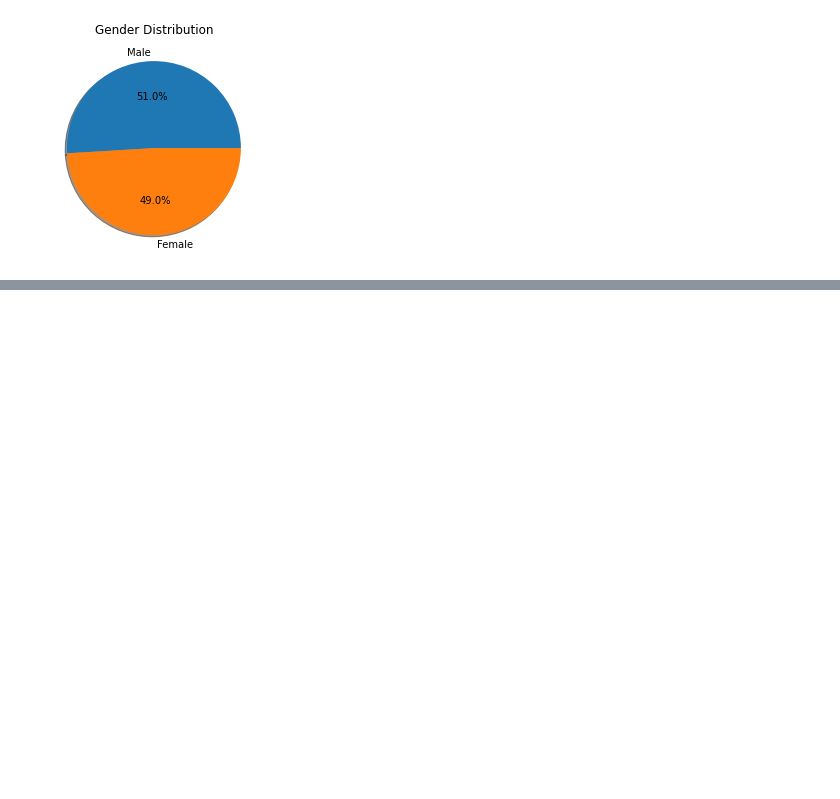
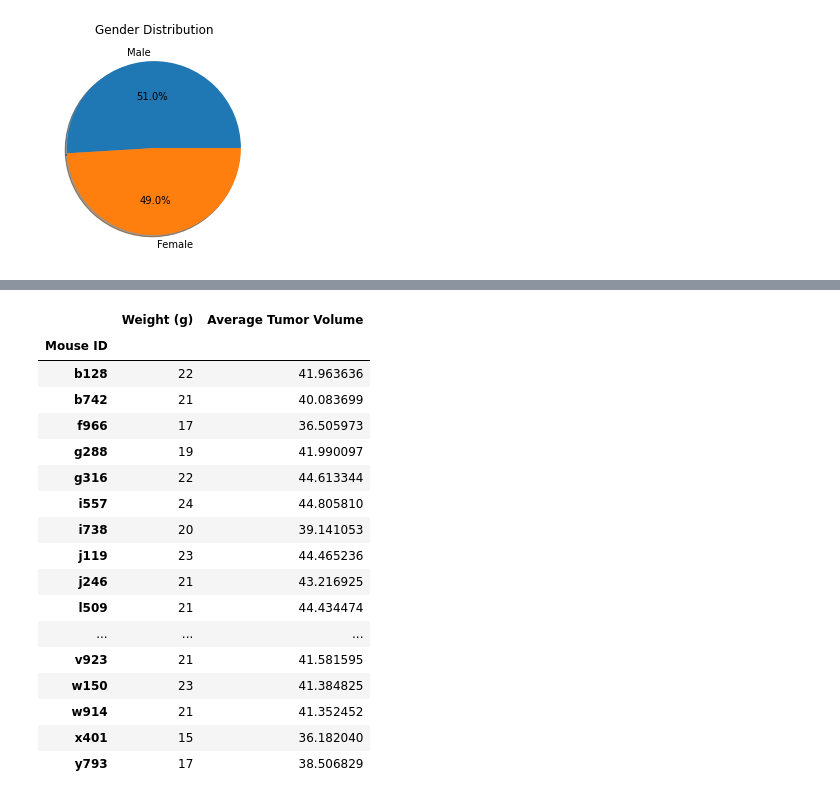
Before and after one commit to mjcarlson628/matplotlib-challenge, a Jupyter notebook: Pymaceuticals.ipynb, the cells around one changed output, grey strips where cells are left out. Cells and saved outputs as stored; diff of their text form; code cells hidden in the pictures; blank space fills up the shorter version.

```diff
--- a/Pymaceuticals.ipynb
+++ b/Pymaceuticals.ipynb
@@ -224,0 +315,31 @@ plt.show()
+# %%
+# Calculate the weight and average tumor volume for each Capomulin mouse
+
+mouse_weight = combined_df.loc[combined_df["Drug Regimen"] == "Capomulin"].groupby("Mouse ID")["Weight (g)"].mean()
+avg_tumor = combined_df.loc[combined_df["Drug Regimen"] == "Capomulin"].groupby("Mouse ID")["Tumor Volume (mm3)"].mean()
+
+
+pd.DataFrame({
+    "Weight (g)": mouse_weight,
+    "Average Tumor Volume": avg_tumor
+
+})
+# %% [output]
+|  | Weight (g) | Average Tumor Volume |
+| Mouse ID |  |  |
+| b128 | 22 | 41.963636 |
+| b742 | 21 | 40.083699 |
+| f966 | 17 | 36.505973 |
+| g288 | 19 | 41.990097 |
+| g316 | 22 | 44.613344 |
+| i557 | 24 | 44.805810 |
+| i738 | 20 | 39.141053 |
+| j119 | 23 | 44.465236 |
+| j246 | 21 | 43.216925 |
+| l509 | 21 | 44.434474 |
+| ... | ... | ... |
+| v923 | 21 | 41.581595 |
+| w150 | 23 | 41.384825 |
+| w914 | 21 | 41.352452 |
+| x401 | 15 | 36.182040 |
+| y793 | 17 | 38.506829 |
```
Also changed, not shown: parts of 12 cells of this notebook.
